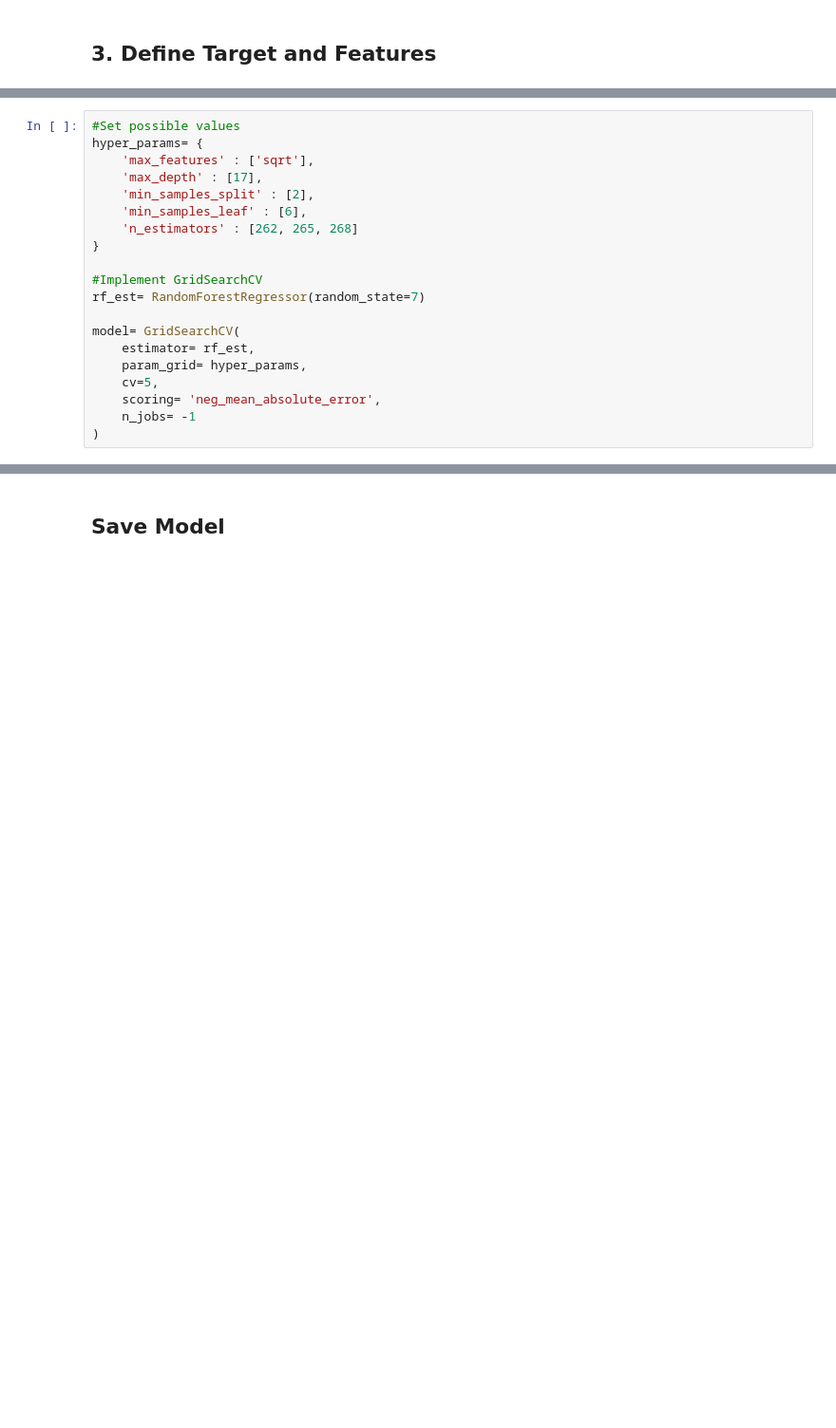
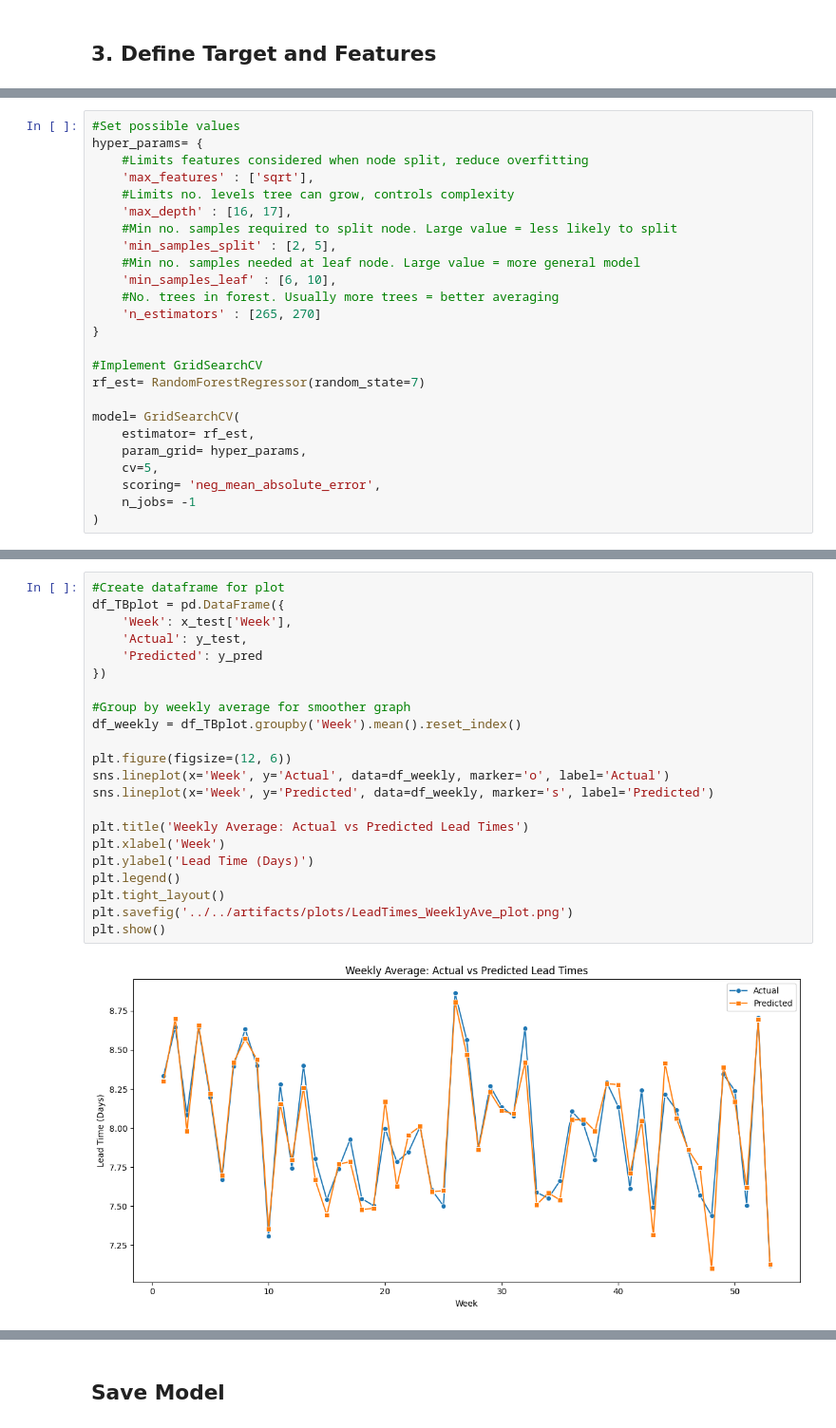
Before and after one commit to BeardedSeal77/MLG382_CYO_Project, a Jupyter notebook: Notebooks/Models/lead_time_model_RF.ipynb, the cells around one changed output, grey strips where cells are left out. Shown at 95% size. Saved outputs shown, nothing was run; the diff lists cells and outputs as text; blank space fills up the shorter version.

Commit message:
Commented/Cleaned, added visualizations

```diff
--- a/Notebooks/Models/lead_time_model_RF.ipynb
+++ b/Notebooks/Models/lead_time_model_RF.ipynb
@@ -61,11 +41,16 @@ x_train, x_test, y_train, y_test= train_test_split(x, y, test_size= 0.2, random_
 # %%
 #Set possible values
 hyper_params= {
+    #Limits features considered when node split, reduce overfitting
     'max_features' : ['sqrt'],
-    'max_depth' : [17],
-    'min_samples_split' : [2],
-    'min_samples_leaf' : [6],
-    'n_estimators' : [262, 265, 268]
+    #Limits no. levels tree can grow, controls complexity
+    'max_depth' : [16, 17],
+    #Min no. samples required to split node. Large value = less likely to split
+    'min_samples_split' : [2, 5],
+    #Min no. samples needed at leaf node. Large value = more general model
+    'min_samples_leaf' : [6, 10],
+    #No. trees in forest. Usually more trees = better averaging
+    'n_estimators' : [265, 270]
 }
 
 #Implement GridSearchCV
@@ -134,0 +126,24 @@ R^2: 0.6134
+# %%
+#Create dataframe for plot
+df_TBplot = pd.DataFrame({
+    'Week': x_test['Week'],
+    'Actual': y_test,
+    'Predicted': y_pred
+})
+
+#Group by weekly average for smoother graph
+df_weekly = df_TBplot.groupby('Week').mean().reset_index()
+
+plt.figure(figsize=(12, 6))
+sns.lineplot(x='Week', y='Actual', data=df_weekly, marker='o', label='Actual')
+sns.lineplot(x='Week', y='Predicted', data=df_weekly, marker='s', label='Predicted')
+
+plt.title('Weekly Average: Actual vs Predicted Lead Times')
+plt.xlabel('Week')
+plt.ylabel('Lead Time (Days)')
+plt.legend()
+plt.tight_layout()
+plt.savefig('../../artifacts/plots/LeadTimes_WeeklyAve_plot.png')
+plt.show()
+# %% [output]
+[figure, added]
```
Also changed, not shown: parts of 17 cells of this notebook, 3 other files.
